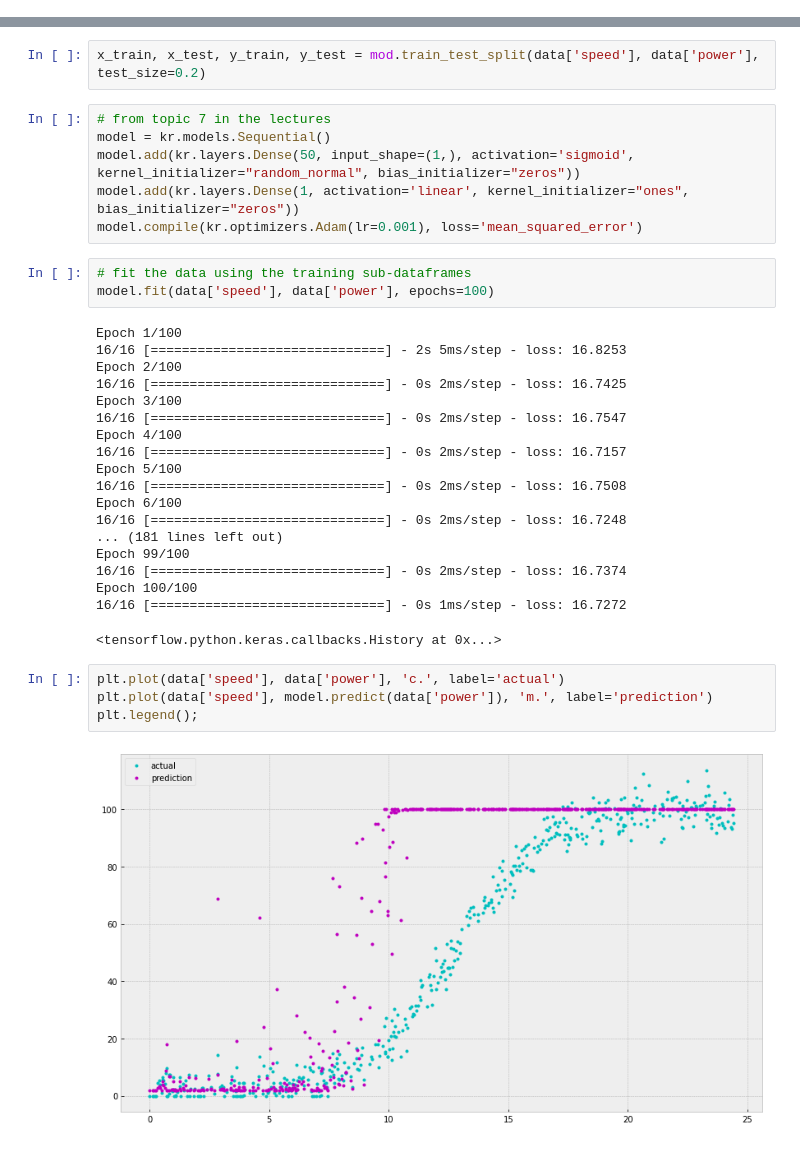
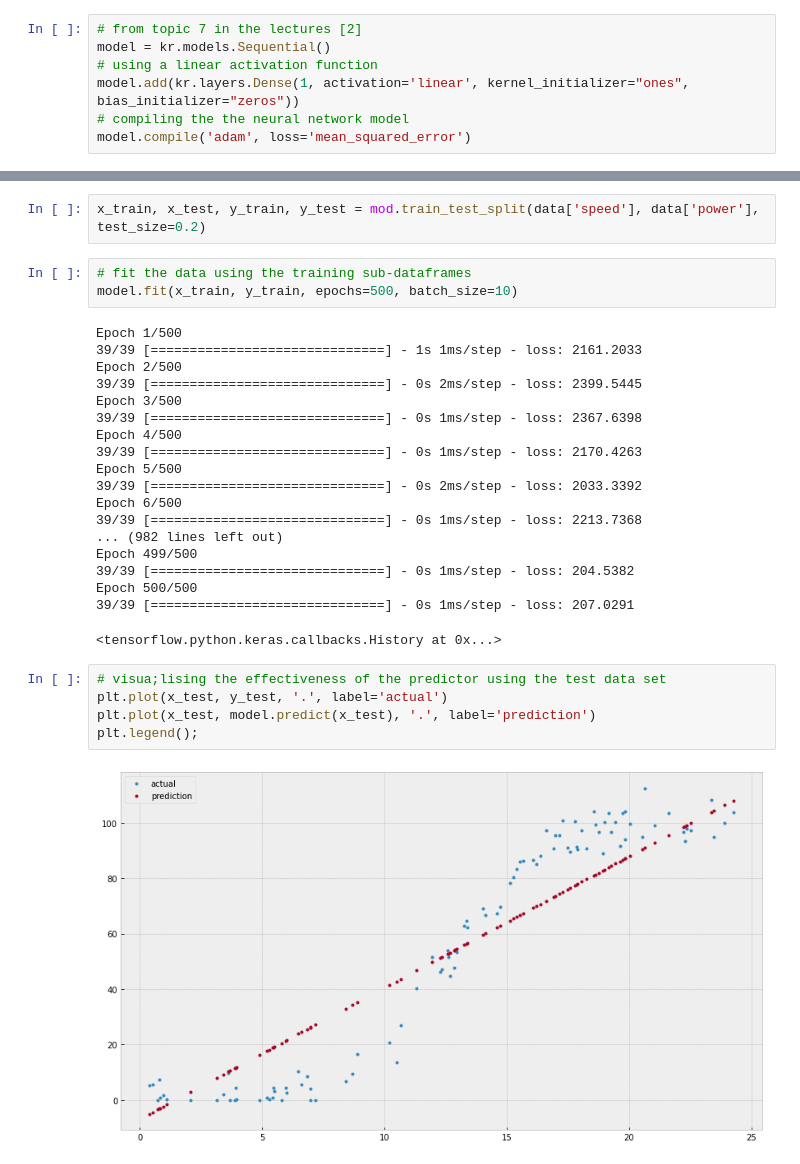
Before and after one commit to dervlac/MLS-Assessment, a Jupyter notebook: MLS Project.ipynb, the cells around one changed output, grey strips where cells are left out. Drawn from its saved outputs; the diff is of its cells as text.

Commit message:
finalising predictor model

```diff
--- a/MLS Project.ipynb
+++ b/MLS Project.ipynb
@@ -27,0 +56,7 @@ data.reset_index(inplace=True)
+# %%
+# from topic 7 in the lectures [2]
+model = kr.models.Sequential()
+# using a linear activation function
+model.add(kr.layers.Dense(1, activation='linear', kernel_initializer="ones", bias_initializer="zeros"))
+# compiling the the neural network model
+model.compile('adam', loss='mean_squared_error')
@@ -28,39 +69,34 @@ data.reset_index(inplace=True)
 # %%
 x_train, x_test, y_train, y_test = mod.train_test_split(data['speed'], data['power'], test_size=0.2)
-# %%
-# from topic 7 in the lectures
-model = kr.models.Sequential()
-model.add(kr.layers.Dense(50, input_shape=(1,), activation='sigmoid', kernel_initializer="random_normal", bias_initializer="zeros"))
-model.add(kr.layers.Dense(1, activation='linear', kernel_initializer="ones", bias_initializer="zeros"))
-model.compile(kr.optimizers.Adam(lr=0.001), loss='mean_squared_error')
 # %%
 # fit the data using the training sub-dataframes
-model.fit(data['speed'], data['power'], epochs=100)
+model.fit(x_train, y_train, epochs=500, batch_size=10)
 # %% [output]
-Epoch 1/100
-16/16 [==============================] - 2s 5ms/step - loss: 16.8253
-Epoch 2/100
-16/16 [==============================] - 0s 2ms/step - loss: 16.7425
-Epoch 3/100
-16/16 [==============================] - 0s 2ms/step - loss: 16.7547
-Epoch 4/100
-16/16 [==============================] - 0s 2ms/step - loss: 16.7157
-Epoch 5/100
-16/16 [==============================] - 0s 2ms/step - loss: 16.7508
-Epoch 6/100
-16/16 [==============================] - 0s 2ms/step - loss: 16.7248
-... (181 lines left out)
-Epoch 99/100
-16/16 [==============================] - 0s 2ms/step - loss: 16.7374
-Epoch 100/100
-16/16 [==============================] - 0s 1ms/step - loss: 16.7272
+Epoch 1/500
+39/39 [==============================] - 1s 1ms/step - loss: 2161.2033
+Epoch 2/500
+39/39 [==============================] - 0s 2ms/step - loss: 2399.5445
+Epoch 3/500
+39/39 [==============================] - 0s 1ms/step - loss: 2367.6398
+Epoch 4/500
+39/39 [==============================] - 0s 1ms/step - loss: 2170.4263
+Epoch 5/500
+39/39 [==============================] - 0s 2ms/step - loss: 2033.3392
+Epoch 6/500
+39/39 [==============================] - 0s 1ms/step - loss: 2213.7368
+... (982 lines left out)
+Epoch 499/500
+39/39 [==============================] - 0s 1ms/step - loss: 204.5382
+Epoch 500/500
+39/39 [==============================] - 0s 1ms/step - loss: 207.0291
 <tensorflow.python.keras.callbacks.History at 0x...>
-# %%
-plt.plot(data['speed'], data['power'], 'c.', label='actual')
-plt.plot(data['speed'], model.predict(data['power']), 'm.', label='prediction')
-plt.legend();
-# %% [output]
-[figure, removed]
+# %%
+# visua;lising the effectiveness of the predictor using the test data set
+plt.plot(x_test, y_test, '.', label='actual')
+plt.plot(x_test, model.predict(x_test), '.', label='prediction')
+plt.legend();
+# %% [output]
+[figure, added]
 # %%
 # Evaluate the neural network on the test data.
 model.evaluate(x_test, y_test)
```
Also changed, not shown: parts of 20 cells of this notebook.
